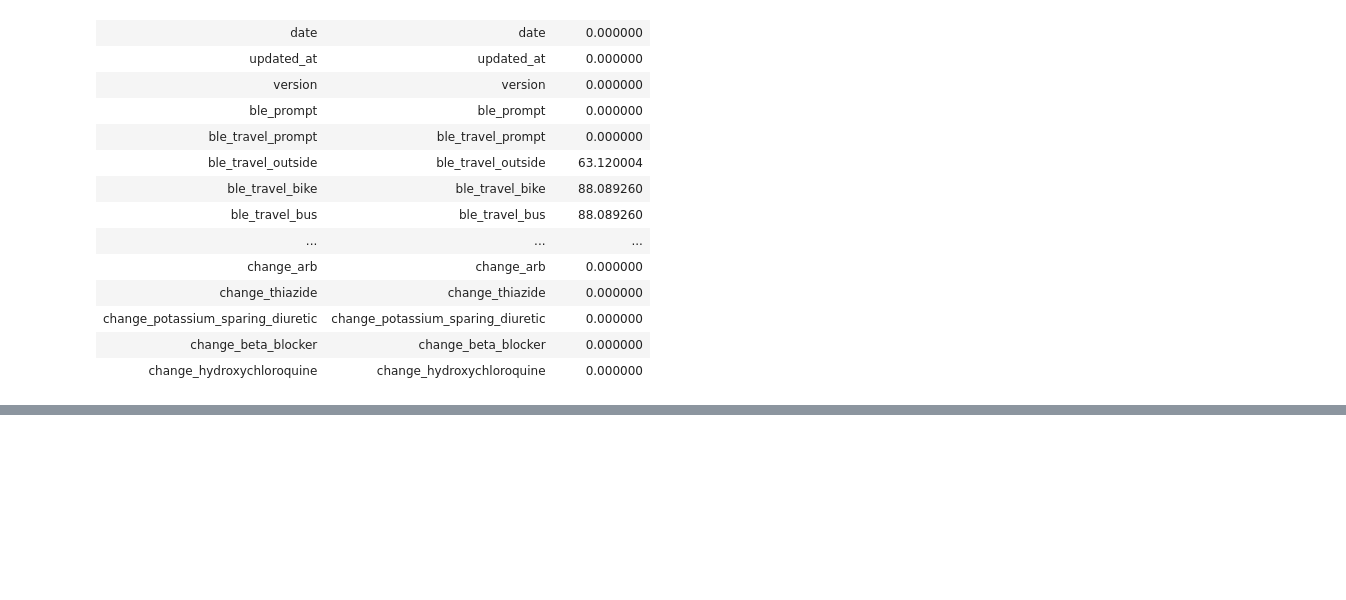
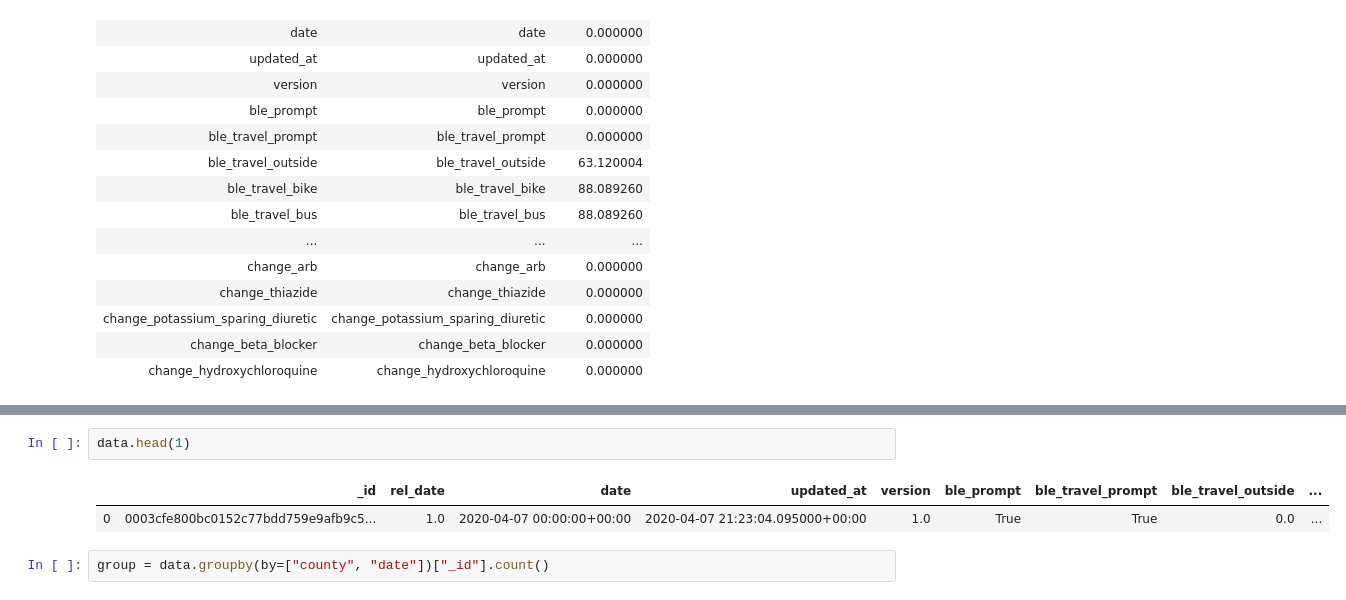
Before and after one commit to CoronaWhy/task-ts, a Jupyter notebook: beat19_EDA_v1.ipynb, the cells around one changed output, grey strips where cells are left out. Saved outputs shown, nothing was run; the diff lists cells and outputs as text; blank space fills up the shorter version.

```diff
--- a/beat19_EDA_v1.ipynb
+++ b/beat19_EDA_v1.ipynb
@@ -87,0 +167,7 @@ enrollment.insert(10, "county", counties )
+# %%
+data.head(1)
+# %% [output]
+|  | _id | rel_date | date | updated_at | version | ble_prompt | ble_travel_prompt | ble_travel_outside | ... |
+| 0 | 0003cfe800bc0152c77bdd759e9afb9c5... | 1.0 | 2020-04-07 00:00:00+00:00 | 2020-04-07 21:23:04.095000+00:00 | 1.0 | True | True | 0.0 | ... |
+# %%
+group = data.groupby(by=["county", "date"])["_id"].count()
```
Also changed, not shown: parts of 23 cells of this notebook.
